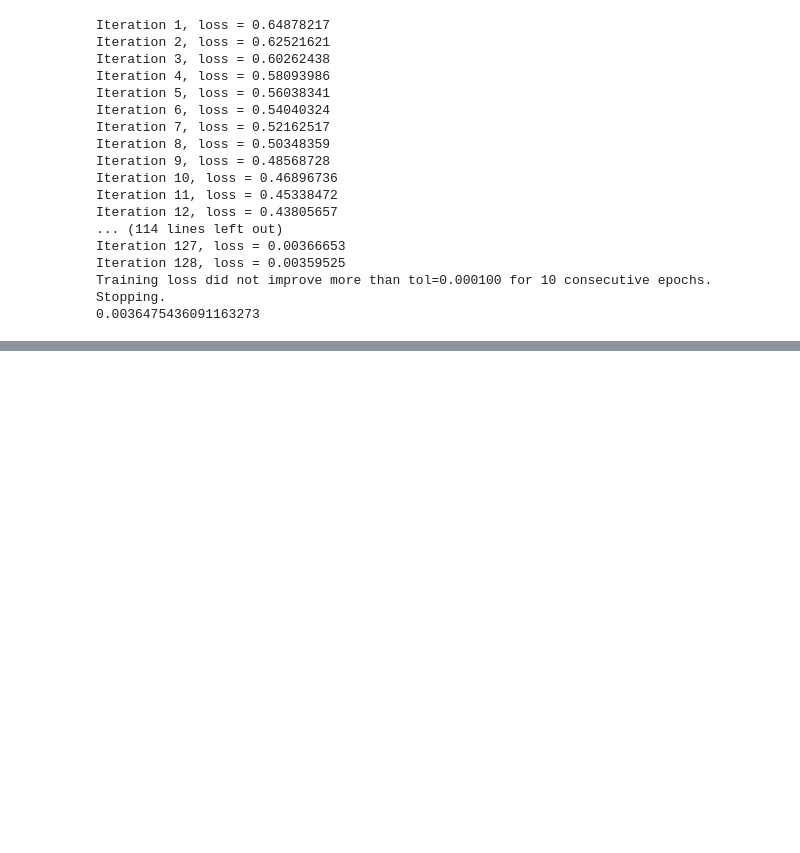
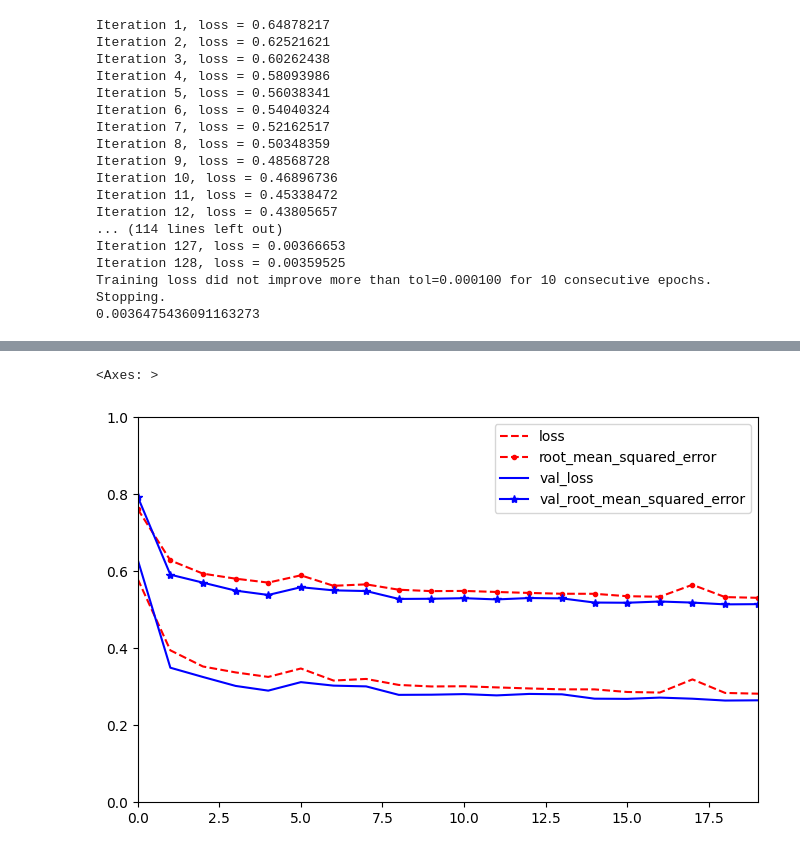
Before and after one commit to ChiragBangera/Handsonml, a Jupyter notebook: chapter_10/chapter_10.ipynb, the cells around one changed output, grey strips where cells are left out. Drawn from its saved outputs; the diff is of its cells as text; code cells hidden in the pictures; blank space fills up the shorter version.

```diff
--- a/chapter_10/chapter_10.ipynb
+++ b/chapter_10/chapter_10.ipynb
@@ -65,3 +68,11 @@ Iteration 127, loss = 0.00366653
 Iteration 128, loss = 0.00359525
 Training loss did not improve more than tol=0.000100 for 10 consecutive epochs. Stopping.
 0.0036475436091163273
+# %%
+# implementing MLPs with Keras
+# Building an imake classifier using the sequential API
+
+fashion_mnist = tf.keras.datasets.fashion_mnist.load_data()
+(X_train_full, y_train_full),(X_test, y_test) = fashion_mnist
+X_train, y_train = X_train_full[:-5000], y_train_full[:-5000]
+X_valid, y_valid = X_train_full[-5000:], y_train_full[-5000:]
@@ -67,0 +209,21 @@ Training loss did not improve more than tol=0.000100 for 10 consecutive epochs.
+# %%
+tf.random.set_seed(42)
+
+norm_layer = tf.keras.layers.Normalization()
+
+model = tf.keras.Sequential([
+    tf.keras.layers.Input(shape=X_train.shape[1:]),
+    norm_layer,
+    tf.keras.layers.Dense(50, activation='relu'),
+    tf.keras.layers.Dense(50, activation='relu'),
+    tf.keras.layers.Dense(50, activation='relu'),
+    tf.keras.layers.Dense(1)
+])
+optimizer = tf.keras.optimizers.Adam(learning_rate=1e-2)
+model.compile(loss=tf.keras.losses.MSE, optimizer=optimizer,
+              metrics = [tf.keras.metrics.RootMeanSquaredError])
+
+norm_layer.adapt(X_train)
+
+history = model.fit(X_train, y_train, epochs=50, validation_data=(X_valid, y_valid))
+mse_test, rmse_test = model.evaluate(X_test, y_test)
@@ -67,0 +278,8 @@ Training loss did not improve more than tol=0.000100 for 10 consecutive epochs.
+# %%
+pd.DataFrame(history.history).plot(
+    figsize=[8,5], xlim=[0, 19], ylim=[0,1],
+    style=['r--', 'r--.', 'b-', 'b-*']
+)
+# %% [output]
+<Axes: >
+[figure, added]
```
Also changed, not shown: parts of 26 cells of this notebook, 4 other files.
